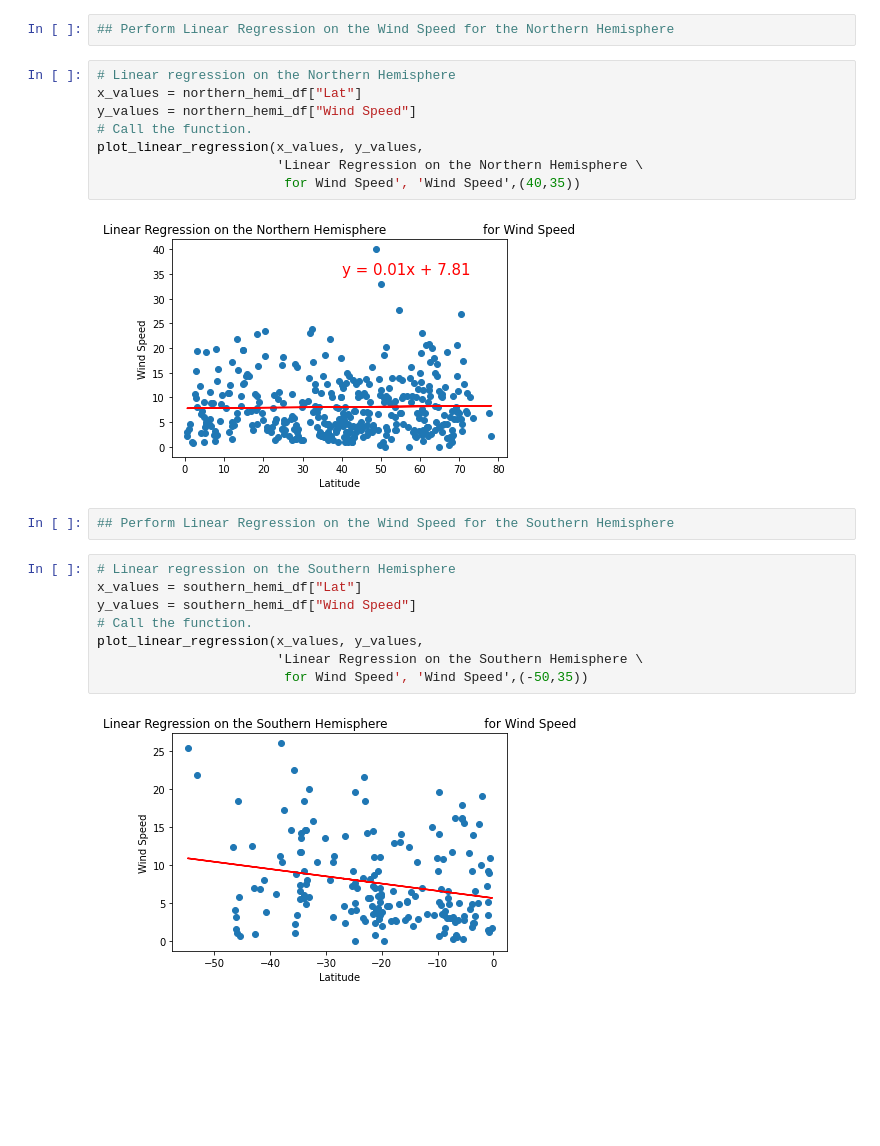
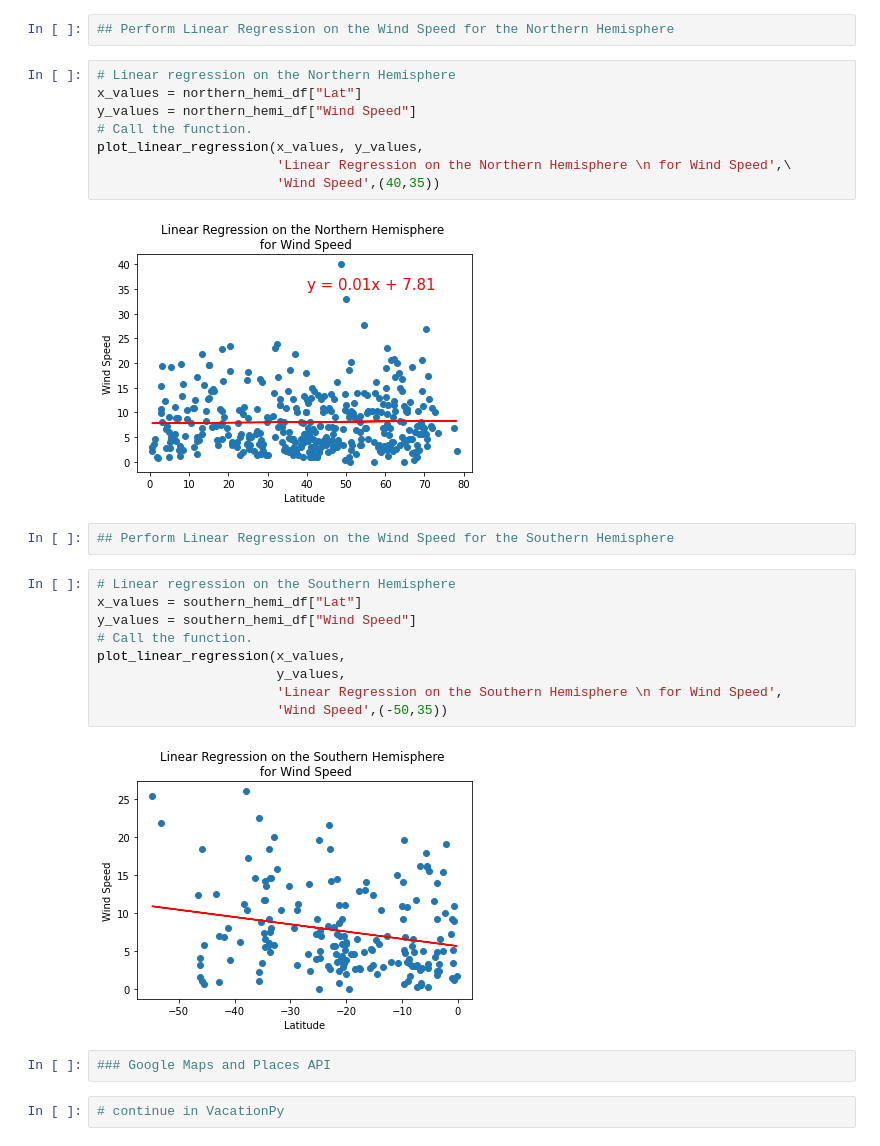
Before and after one commit to Cryptotwister/World_Weather_Analysis, a Jupyter notebook: WeatherPy.ipynb, the cells around one changed output. Cells and saved outputs as stored; diff of their text form; blank space fills up the shorter version.

```diff
--- a/WeatherPy.ipynb
+++ b/WeatherPy.ipynb
@@ -461,13 +461,13 @@ plot_linear_regression(x_values, y_values,
 # %%
 # Linear regression on the Northern Hemisphere
 x_values = northern_hemi_df["Lat"]
 y_values = northern_hemi_df["Wind Speed"]
 # Call the function.
 plot_linear_regression(x_values, y_values,
-                       'Linear Regression on the Northern Hemisphere \
-                        for Wind Speed', 'Wind Speed',(40,35))
+                       'Linear Regression on the Northern Hemisphere \n for Wind Speed',\
+                       'Wind Speed',(40,35))
 # %% [output]
-[figure, old version]
+[figure, new version]
 # %%
 ## Perform Linear Regression on the Wind Speed for the Southern Hemisphere
 # %%
@@ -475,8 +475,13 @@ plot_linear_regression(x_values, y_values,
 x_values = southern_hemi_df["Lat"]
 y_values = southern_hemi_df["Wind Speed"]
 # Call the function.
-plot_linear_regression(x_values, y_values,
-                       'Linear Regression on the Southern Hemisphere \
-                        for Wind Speed', 'Wind Speed',(-50,35))
+plot_linear_regression(x_values,
+                       y_values,
+                       'Linear Regression on the Southern Hemisphere \n for Wind Speed',
+                       'Wind Speed',(-50,35))
 # %% [output]
-[figure, old version]
+[figure, new version]
+# %%
+### Google Maps and Places API
+# %%
+# continue in VacationPy
```
Also changed, not shown: 3 other files.
